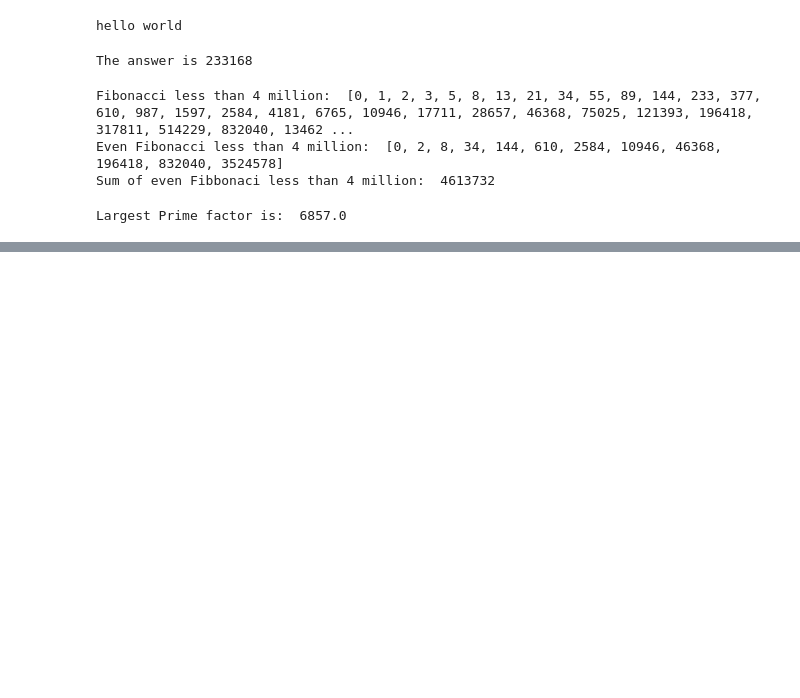
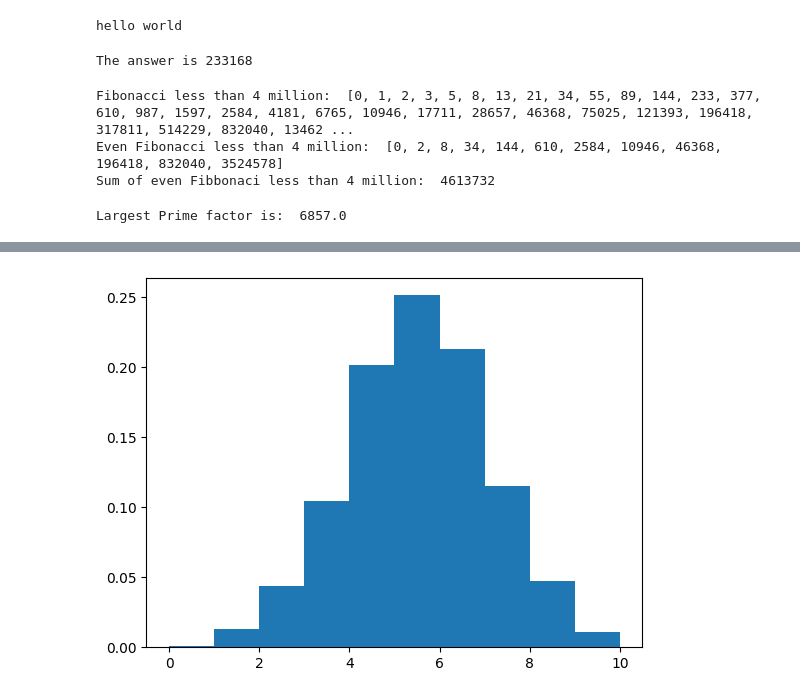
Before and after one commit to ThinkTim21/JupyterNotebookPractice, a Jupyter notebook: Hello_World.ipynb, the cells around one changed output, grey strips where cells are left out. Saved outputs shown, nothing was run; the diff lists cells and outputs as text; code cells hidden in the pictures; blank space fills up the shorter version.

```diff
--- a/Hello_World.ipynb
+++ b/Hello_World.ipynb
@@ -69,0 +107,9 @@ Largest Prime factor is:  6857.0
+# %%
+n = 10
+p= .5
+s = np.random.binomial(n, p,1000)
+
+count, bins, ignored = plt.hist(s, 10, density=True)
+plt.show()
+# %% [output]
+[figure, added]
```
Also changed, not shown: parts of 20 cells of this notebook.
